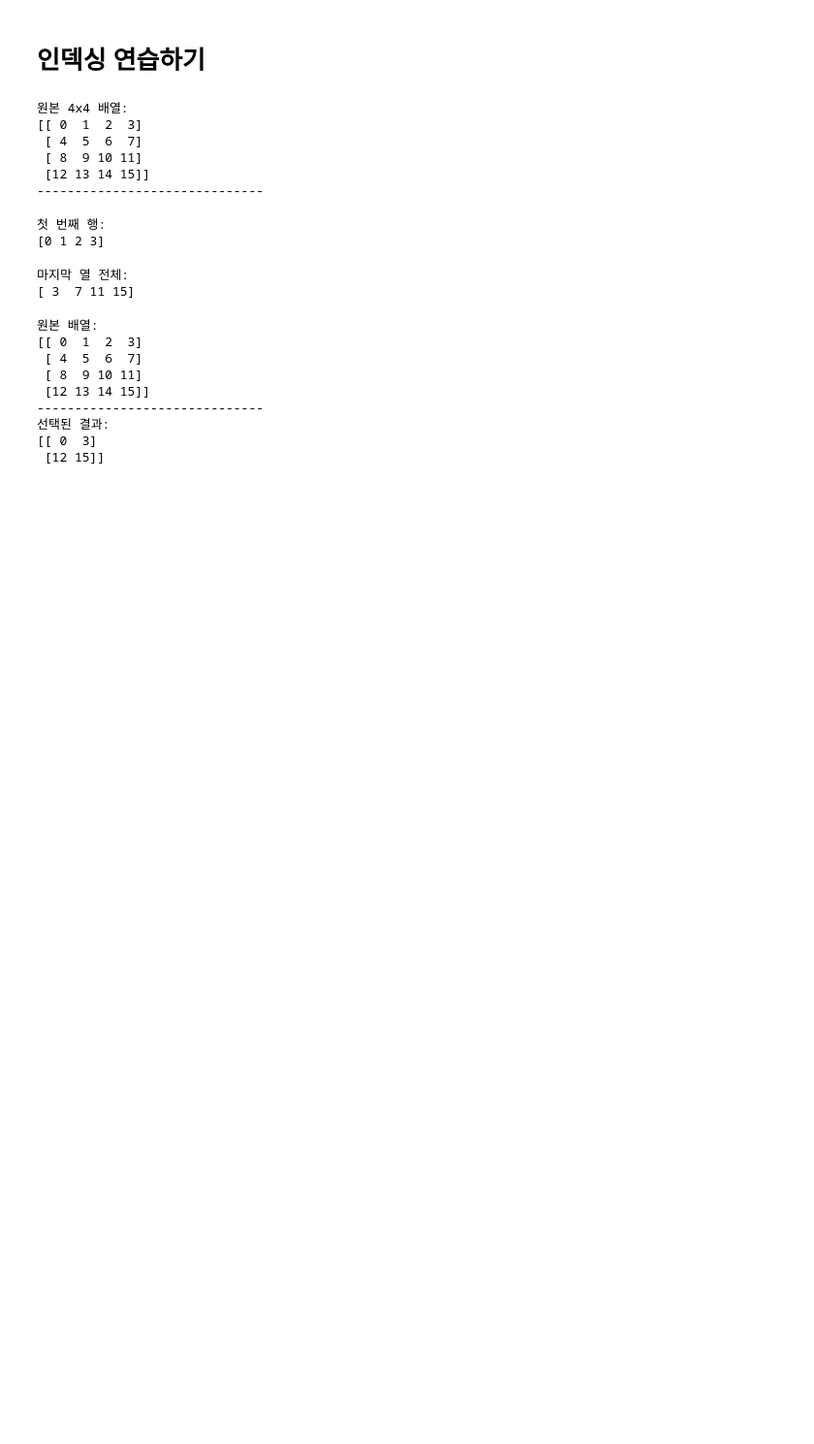
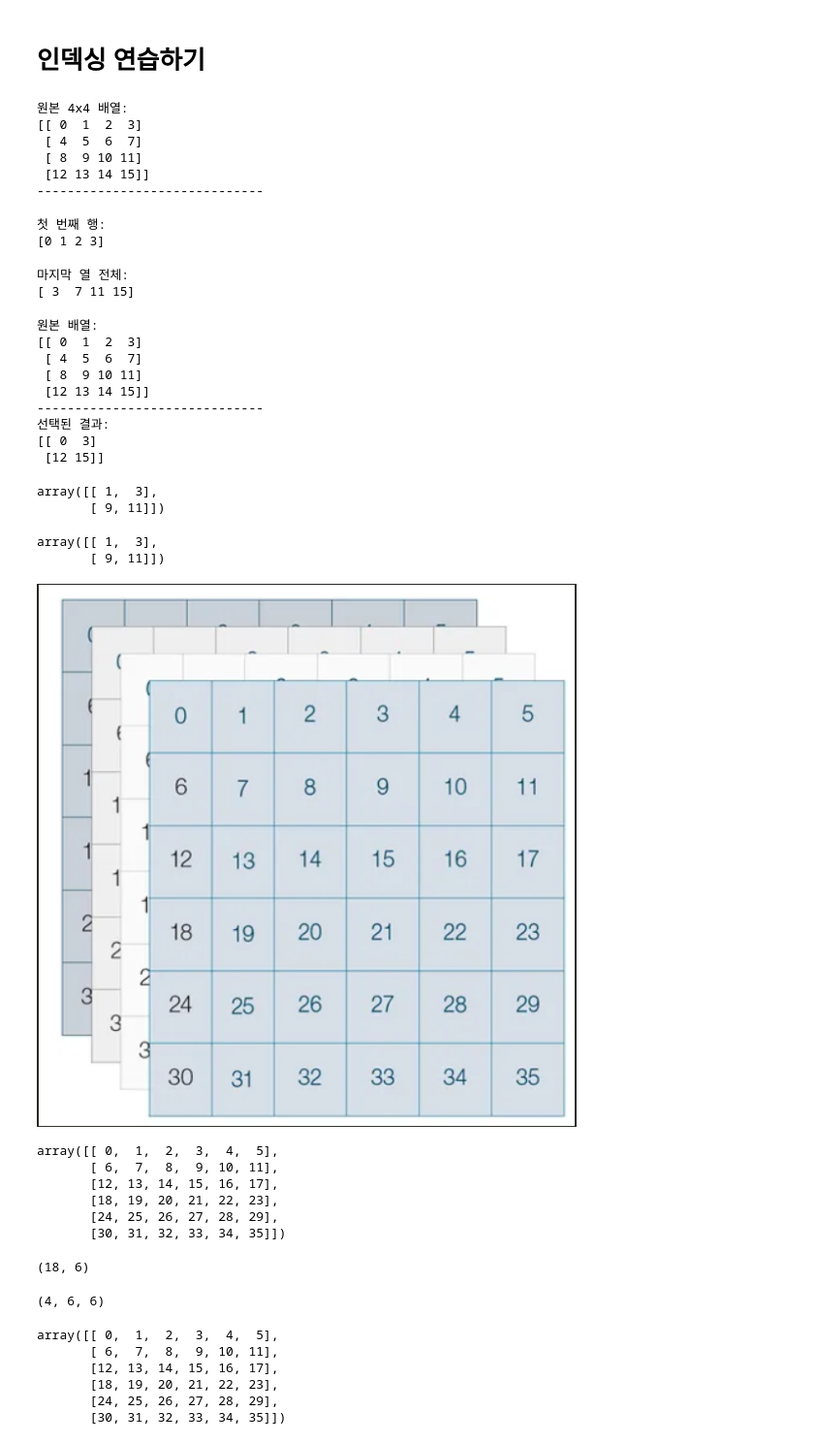
Before and after one commit to LYSS-LGU/3week-hipython, a Jupyter notebook: 12-1_넘파이인덱싱연습하기.ipynb, the cells around one changed output. Shown at 97% size. Drawn from its saved outputs; the diff is of its cells as text; code cells hidden in the pictures; blank space fills up the shorter version.

```diff
--- a/12-1_넘파이인덱싱연습하기.ipynb
+++ b/12-1_넘파이인덱싱연습하기.ipynb
@@ -60,8 +60,48 @@ print(result)
 [[ 0  3]
  [12 15]]
 # %%
-# 짝수 인덱스 행(0번째, 2번째 행), 홀수 인덱스 열 선택
+# 짝수 인덱스 행(0번째, 2번째 행), 홀수 인덱스 열(1,3) 선택
+arr_2d[::2, 1::2]
+# %% [output]
+array([[ 1,  3],
+       [ 9, 11]])
+# %%
+arr_2d[::2][:,1::2]
+# %% [output]
+array([[ 1,  3],
+       [ 9, 11]])
+# %%
+from IPython.display import Image
+Image(filename=r'C:\Users\USER\Desktop\lyss\3week-hipython\image\12_numpy인덱싱연습하기.png')
+# %% [output]
+[figure, added]
 # %%
 #위의 3차원 행렬을 작성하세요
+arr_3d = np.arange(36).reshape((6,6))
+arr_3d
+# %% [output]
+array([[ 0,  1,  2,  3,  4,  5],
+       [ 6,  7,  8,  9, 10, 11],
+       [12, 13, 14, 15, 16, 17],
+       [18, 19, 20, 21, 22, 23],
+       [24, 25, 26, 27, 28, 29],
+       [30, 31, 32, 33, 34, 35]])
+# %%
+np.vstack([arr_3d, arr_3d, arr_3d]).shape
+# %% [output]
+(18, 6)
+# %%
+arr_3d_new = np.stack([arr_3d, arr_3d, arr_3d, arr_3d])
+arr_3d_new.shape
+# %% [output]
+(4, 6, 6)
 # %%
-# 2번째 층 선택
+# 2번째 층(깊이, 면) 선택
+arr_3d_new[1, :, :]
+# %% [output]
+array([[ 0,  1,  2,  3,  4,  5],
+       [ 6,  7,  8,  9, 10, 11],
+       [12, 13, 14, 15, 16, 17],
+       [18, 19, 20, 21, 22, 23],
+       [24, 25, 26, 27, 28, 29],
+       [30, 31, 32, 33, 34, 35]])
```
Also changed, not shown: parts of 5 cells of this notebook, 6 other files.
